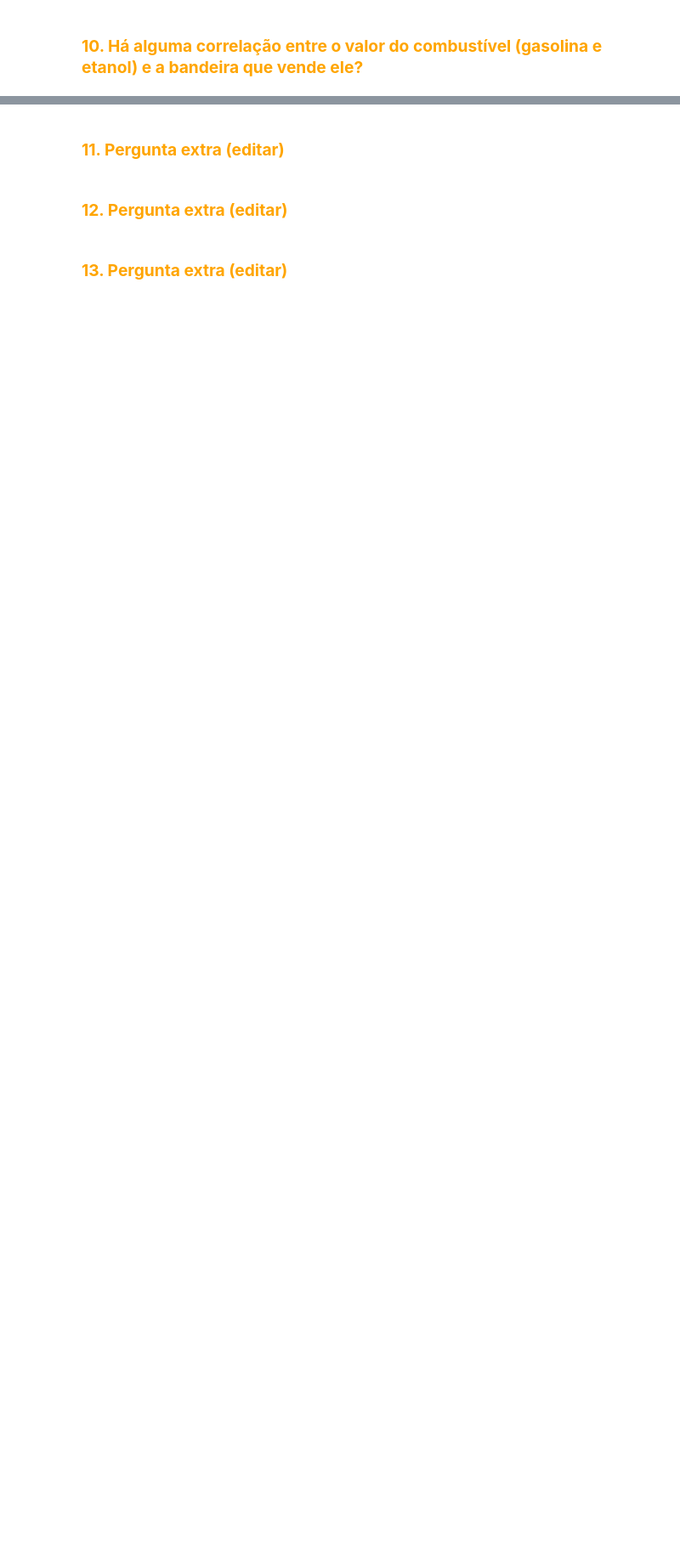
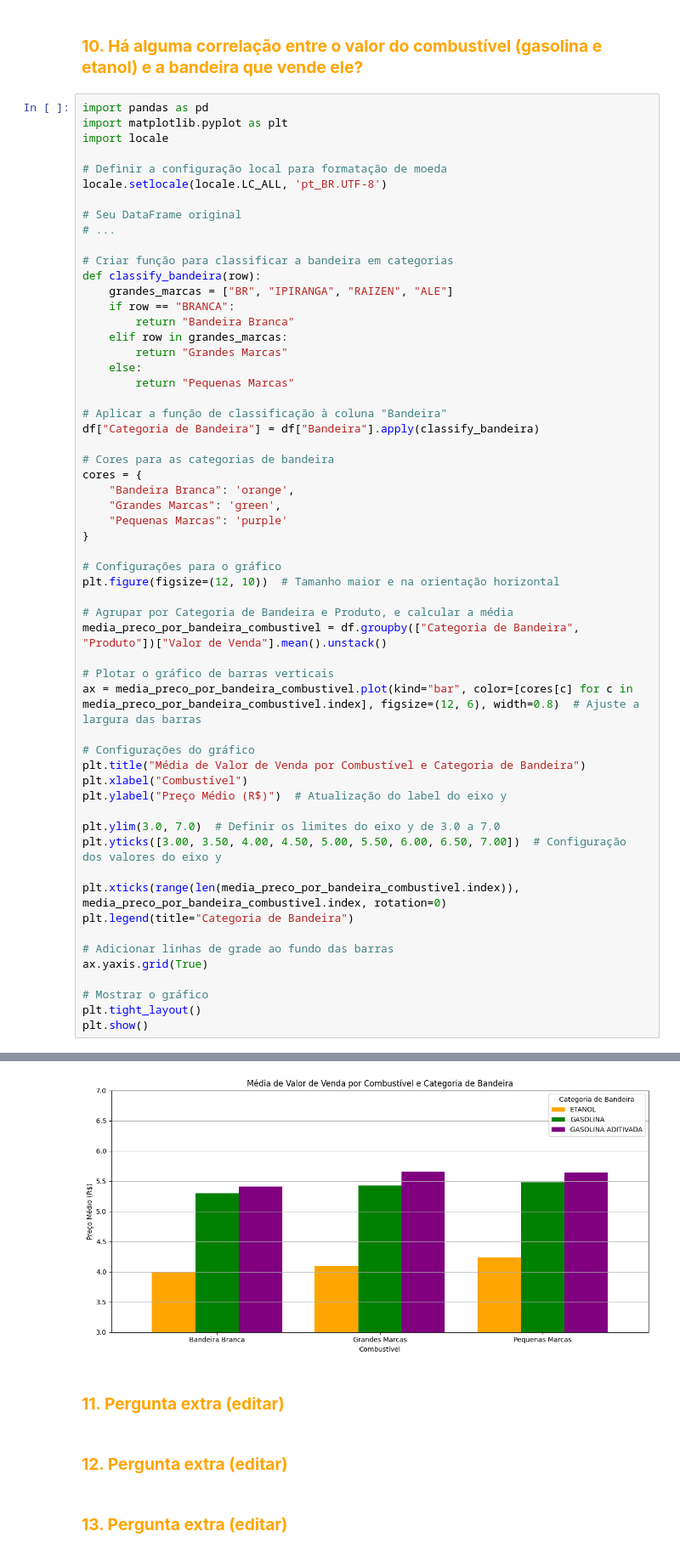
Before and after one commit to gideoni-santos/projeto-squad5-m4, a Jupyter notebook: Analise_combustiveis.ipynb, the cells around one changed output, grey strips where cells are left out. Shown at 85% size. Drawn from its saved outputs; the diff is of its cells as text; blank space fills up the shorter version.

```diff
--- a/Analise_combustiveis.ipynb
+++ b/Analise_combustiveis.ipynb
@@ -1150,2 +1229,60 @@ plt.show()
 # %% [markdown]
 ###  <font color = orange>**10. Há alguma correlação entre o valor do combustível (gasolina e etanol) e a bandeira que vende ele?**
+# %%
+import pandas as pd
+import matplotlib.pyplot as plt
+import locale
+
+# Definir a configuração local para formatação de moeda
+locale.setlocale(locale.LC_ALL, 'pt_BR.UTF-8')
+
+# Seu DataFrame original
+# ...
+
+# Criar função para classificar a bandeira em categorias
+def classify_bandeira(row):
+    grandes_marcas = ["BR", "IPIRANGA", "RAIZEN", "ALE"]
+    if row == "BRANCA":
+        return "Bandeira Branca"
+    elif row in grandes_marcas:
+        return "Grandes Marcas"
+    else:
+        return "Pequenas Marcas"
+
+# Aplicar a função de classificação à coluna "Bandeira"
+df["Categoria de Bandeira"] = df["Bandeira"].apply(classify_bandeira)
+
+# Cores para as categorias de bandeira
+cores = {
+    "Bandeira Branca": 'orange',
+    "Grandes Marcas": 'green',
+    "Pequenas Marcas": 'purple'
+}
+
+# Configurações para o gráfico
+plt.figure(figsize=(12, 10))  # Tamanho maior e na orientação horizontal
+
+# Agrupar por Categoria de Bandeira e Produto, e calcular a média
+media_preco_por_bandeira_combustivel = df.groupby(["Categoria de Bandeira", "Produto"])["Valor de Venda"].mean().unstack()
+
+# Plotar o gráfico de barras verticais
+ax = media_preco_por_bandeira_combustivel.plot(kind="bar", color=[cores[c] for c in media_preco_por_bandeira_combustivel.index], figsize=(12, 6), width=0.8)  # Ajuste a largura das barras
+
+# Configurações do gráfico
+plt.title("Média de Valor de Venda por Combustível e Categoria de Bandeira")
+plt.xlabel("Combustível")
+plt.ylabel("Preço Médio (R$)")  # Atualização do label do eixo y
+
+plt.ylim(3.0, 7.0)  # Definir os limites do eixo y de 3.0 a 7.0
+plt.yticks([3.00, 3.50, 4.00, 4.50, 5.00, 5.50, 6.00, 6.50, 7.00])  # Configuração dos valores do eixo y
+
+plt.xticks(range(len(media_preco_por_bandeira_combustivel.index)), media_preco_por_bandeira_combustivel.index, rotation=0)
+plt.legend(title="Categoria de Bandeira")
+
+# Adicionar linhas de grade ao fundo das barras
+ax.yaxis.grid(True)
+
+# Mostrar o gráfico
+plt.tight_layout()
+plt.show()
+# %% [output]
@@ -1152,3 +1290,4 @@ plt.show()
+[figure, added]
 # %% [markdown]
 ###  <font color = orange>**11. Pergunta extra (editar)**
 # %% [markdown]
```
Also changed, not shown: parts of 5 cells of this notebook.
